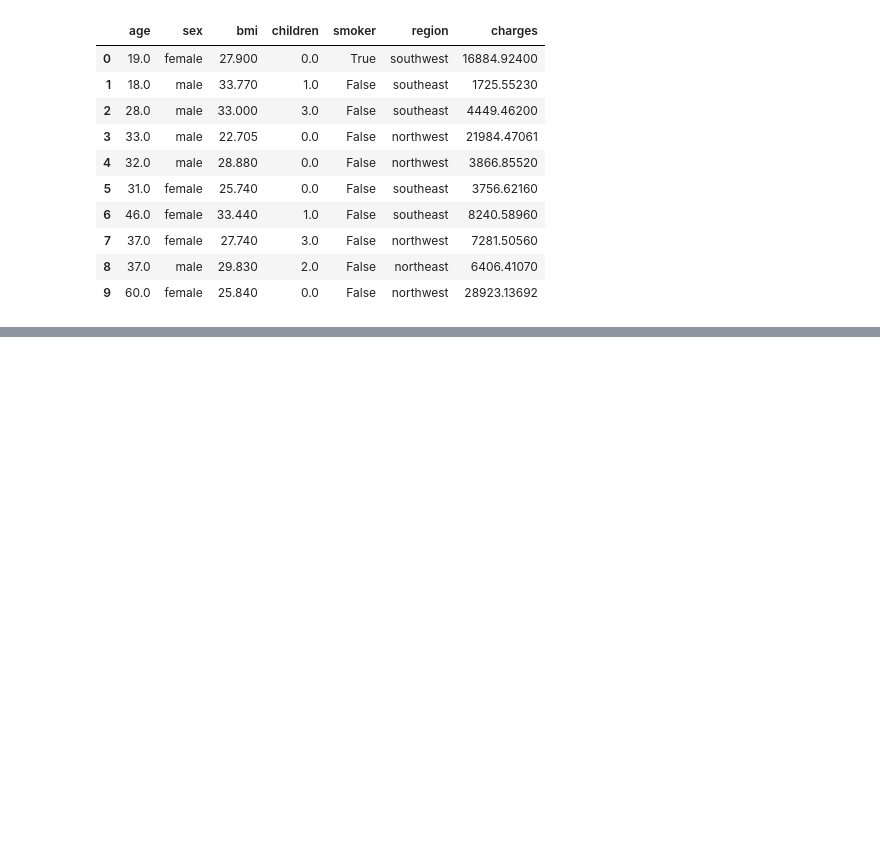
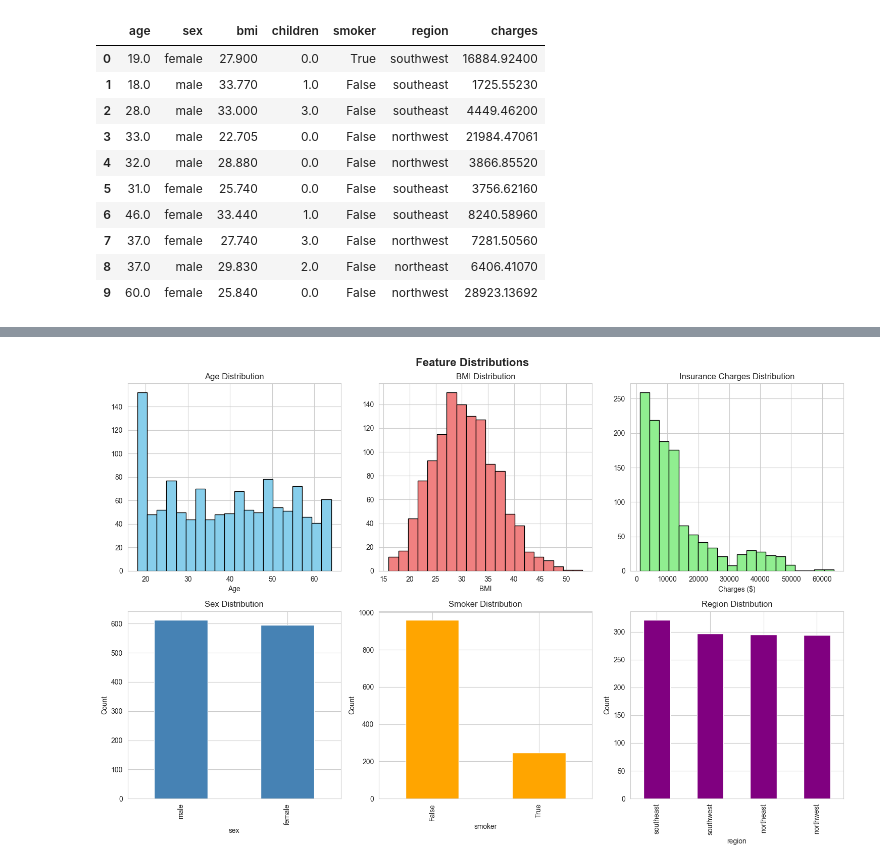
Before and after one commit to Lerato-leo/Predicting-Healthcare-insurance-cost, a Jupyter notebook: The project.ipynb, the cells around one changed output, grey strips where cells are left out. Drawn from its saved outputs; the diff is of its cells as text; code cells hidden in the pictures; blank space fills up the shorter version.

```diff
--- a/The project.ipynb
+++ b/The project.ipynb
@@ -58,3 +58,19 @@ insurance.head(10)
 | 7 | 37.0 | female | 27.740 | 3.0 | False | northwest | 7281.50560 |
 | 8 | 37.0 | male | 29.830 | 2.0 | False | northeast | 6406.41070 |
 | 9 | 60.0 | female | 25.840 | 0.0 | False | northwest | 28923.13692 |
+# %%
+#Task 2: Exploratory Data Analysis (EDA) and Visualizations
+
+import matplotlib.pyplot as plt
+import seaborn as sns
+
+# Set style for better-looking plots
+sns.set_style("whitegrid")
+plt.rcParams['figure.figsize'] = (12, 6)
+
+# Display basic statistics
+print("Dataset Shape:", insurance.shape)
+print("\nBasic Statistics:")
+print(insurance.describe())
+print("\nData Types:")
+print(insurance.dtypes)
@@ -60,0 +95,34 @@ insurance.head(10)
+# %%
+# Visualize distributions of key features
+fig, axes = plt.subplots(2, 3, figsize=(15, 10))
+fig.suptitle('Feature Distributions', fontsize=16, fontweight='bold')
+
+axes[0, 0].hist(insurance['age'], bins=20, color='skyblue', edgecolor='black')
+axes[0, 0].set_title('Age Distribution')
+axes[0, 0].set_xlabel('Age')
+
+axes[0, 1].hist(insurance['bmi'], bins=20, color='lightcoral', edgecolor='black')
+axes[0, 1].set_title('BMI Distribution')
+axes[0, 1].set_xlabel('BMI')
+
+axes[0, 2].hist(insurance['charges'], bins=20, color='lightgreen', edgecolor='black')
+axes[0, 2].set_title('Insurance Charges Distribution')
+axes[0, 2].set_xlabel('Charges ($)')
+
+# Count plots for categorical features
+insurance['sex'].value_counts().plot(kind='bar', ax=axes[1, 0], color='steelblue')
+axes[1, 0].set_title('Sex Distribution')
+axes[1, 0].set_ylabel('Count')
+
+insurance['smoker'].value_counts().plot(kind='bar', ax=axes[1, 1], color='orange')
+axes[1, 1].set_title('Smoker Distribution')
+axes[1, 1].set_ylabel('Count')
+
+insurance['region'].value_counts().plot(kind='bar', ax=axes[1, 2], color='purple')
+axes[1, 2].set_title('Region Distribution')
+axes[1, 2].set_ylabel('Count')
+
+plt.tight_layout()
+plt.show()
+# %% [output]
+[figure, added]
```
Also changed, not shown: parts of 11 cells of this notebook, 11 other files.
